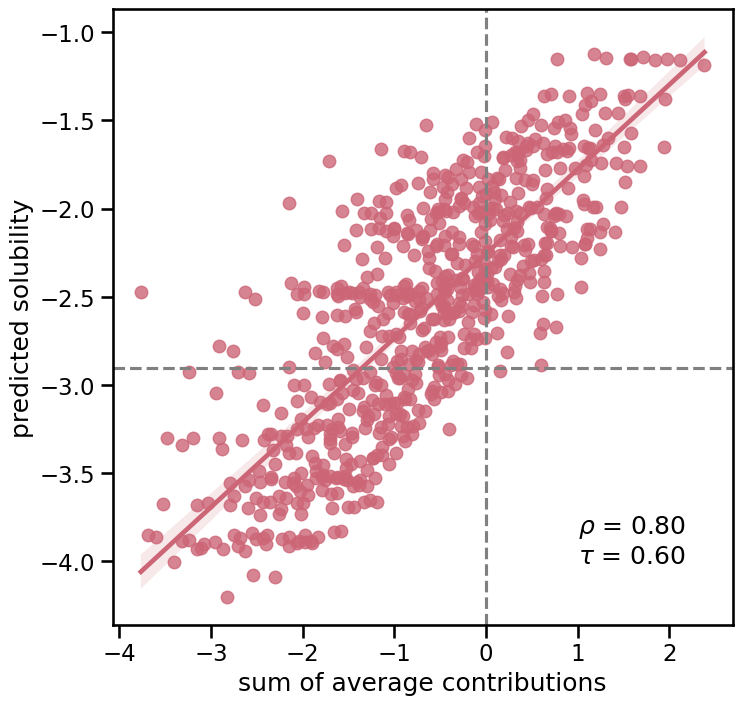
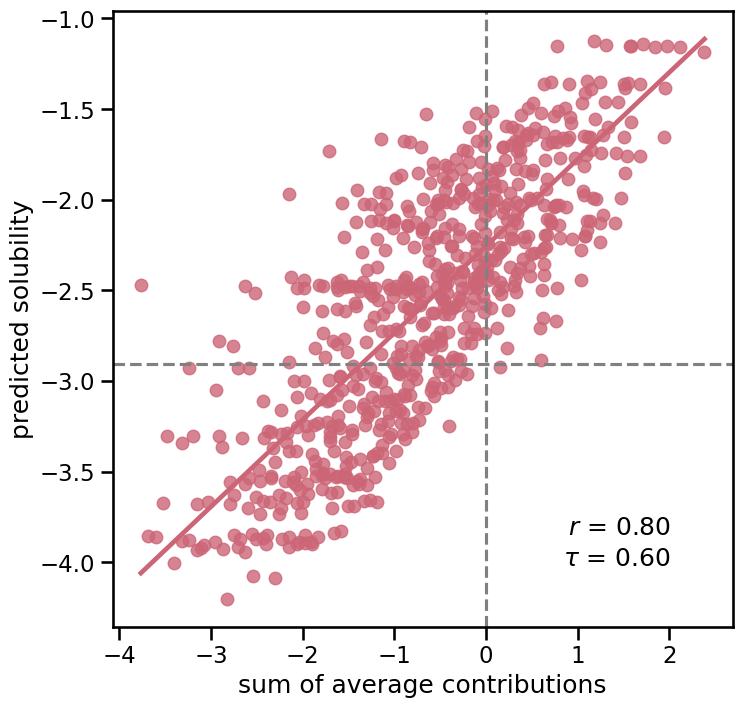
The notebook cell's code change between the first figure and the second:
--- before
+++ after
@@ -3,4 +3,5 @@
             x='sum_mean_attributions',
             y='prediction',
+            ci=None,
             ax=axs)
 
@@ -16,16 +17,16 @@
 kendall_stat = kendalltau(df_combs.sum_mean_attributions, df_combs.prediction)
 
-axs.text(x=0.75,
+axs.text(x=0.90,
          y=0.15,
-         s='$\\rho$'+f' = {pearson_stat.statistic:.2f}',
+         s='$r$'+f' = {pearson_stat.statistic:.2f}',
          transform=axs.transAxes,
-         ha='left')
-axs.text(x=0.75,
+         ha='right')
+axs.text(x=0.90,
          y=0.10,
          s='$\\tau$'+f' = {kendall_stat.statistic:.2f}',
          transform=axs.transAxes,
-         ha='left')
+         ha='right')
 
-fig.savefig(os.path.join(fig_folder, f'1_solubility_dataset_{dataset_of_interest}_model_{model_of_interest}_split_{split_of_interest}_n_{n_attach}.pdf'), 
+fig.savefig(os.path.join(fig_folder, f'1_solubility_dataset_{dataset_of_interest}_model_{model_of_interest}_split_{split_of_interest}_n_{n_attach}.svg'), 
             bbox_inches='tight',
             )

Commit: Updates visualization and README.md